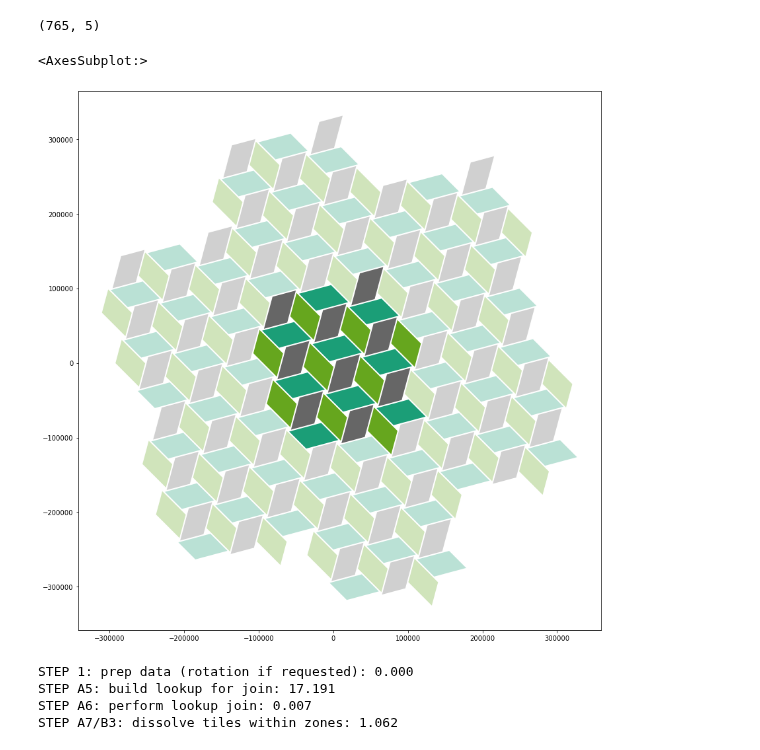
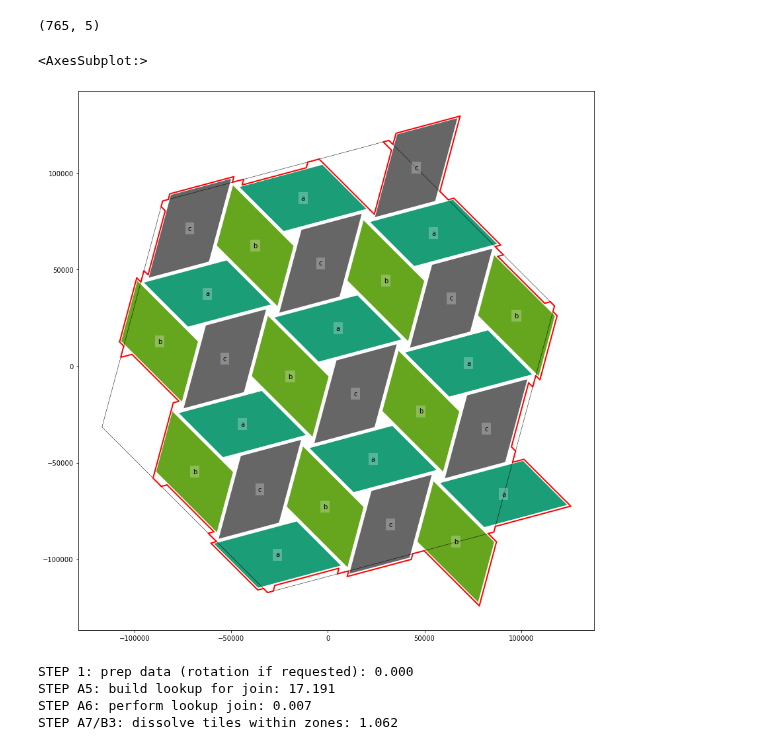
Before and after one commit to DOSull/weaving-space, a Jupyter notebook: anthromes-nacis-davids-version.ipynb, the cells around one changed output. Cells and saved outputs as stored; diff of their text form; code cells hidden in the pictures.

```diff
--- a/anthromes-nacis-davids-version.ipynb
+++ b/anthromes-nacis-davids-version.ipynb
@@ -79,26 +79,26 @@ anthromes.shape
 # %% [output]
 (765, 5)
 # %%
-unit = TileUnit(# tiling_type = "hex-colouring",
-                #  Note these alternatives:
-                #  tiling_type = "hex-dissection", n = 3,
-                tiling_type = "hex-dissection", dissection_offset = 0, n = 3,
-                crs = anthromes.crs,
-                spacing = 100000).transform_rotate(15).inset_tile(1250) \
-                  .inset_elements(1250)
+# unit = TileUnit(# tiling_type = "hex-colouring",
+#                 #  Note these alternatives:
+#                 #  tiling_type = "hex-dissection", n = 3,
+#                 tiling_type = "hex-dissection", dissection_offset = 0, n = 3,
+#                 crs = anthromes.crs,
+#                 spacing = 100000).transform_rotate(15).inset_tile(1250) \
+#                   .inset_elements(1250)
 
-unit = WeaveUnit(# weave_type = "plain", n = 3, spacing = 35_000,
+unit = WeaveUnit(#weave_type = "twill", spacing = 35_000,
+                 #strands = "a|b", aspect = 0.8,
                  weave_type = "cube", spacing = 35_000,
-                 # strands = "(abc)|(def)", aspect = 1,
                  # strands = "a--|b--|c--", aspect = 1., # this is the open hex
-                 strands = "aaa|bbb|ccc", aspect = .85,
+                 strands = "a|b|c", aspect = .85,
                  crs = anthromes.crs).transform_rotate(15).inset_elements(900)
 # %%
-unit.plot(r = 1, show_ids = False, show_reg_tile = False, show_tile = False,
+unit.plot(r = 0, show_ids = True, show_reg_tile = True, show_tile = True,
           figsize = (15, 15))
 # %% [output]
 <AxesSubplot:>
-[figure, old version]
+[figure, new version]
 # %%
 tiling = Tiling(unit, anthromes, id_var = "dissolved_id")
 # %%
```
Also changed, not shown: 7 other files.
